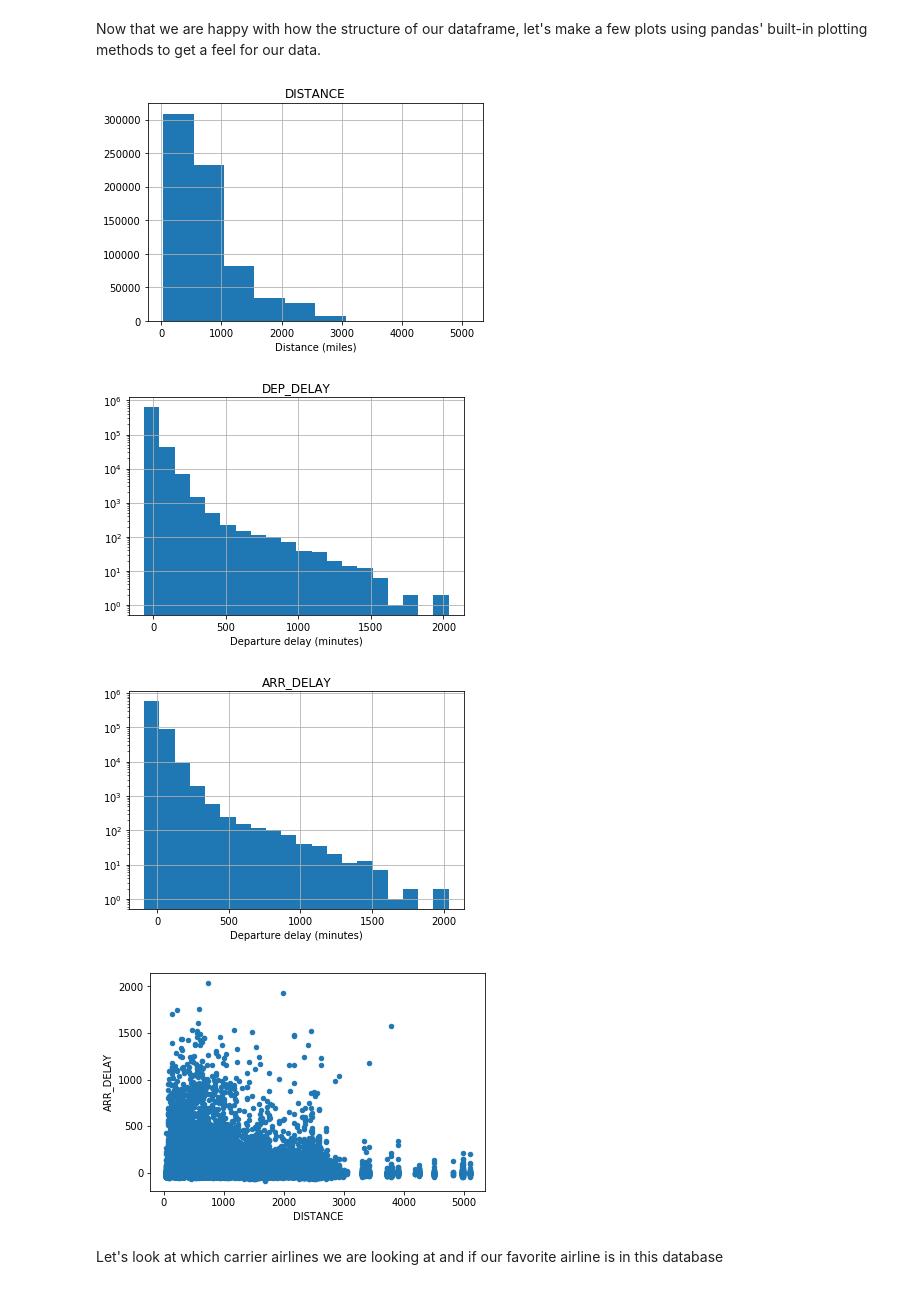
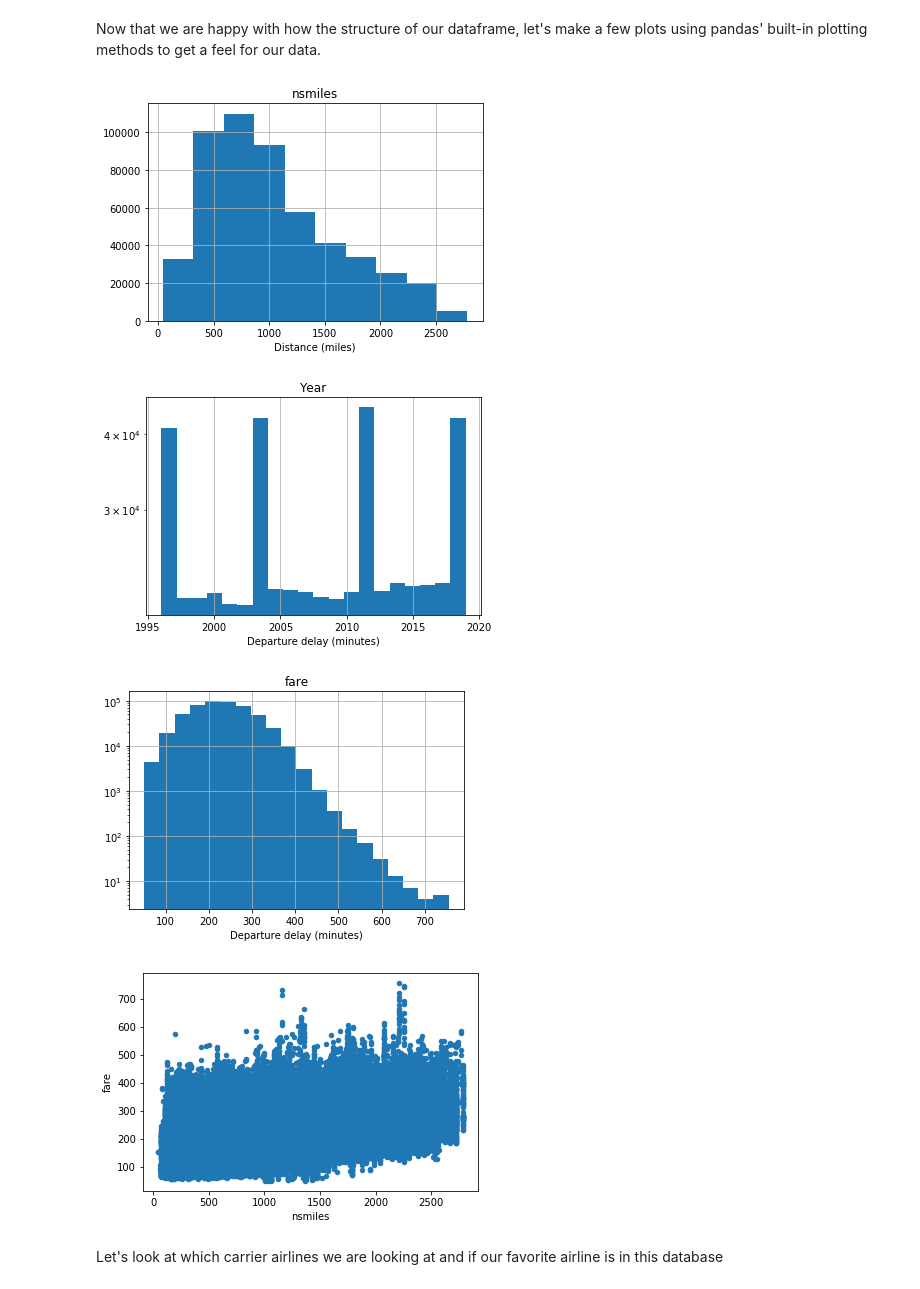
Before and after one commit to NihanPol/intro_pandas_and_seaborn, a Jupyter notebook: Chap_2_Reading_and_massaging_data.ipynb, the cells around one changed output. Saved outputs shown, nothing was run; the diff lists cells and outputs as text; code cells hidden in the pictures.

Commit message:
Switch dataset to consumer report and change chapters 0, 2, 3 to match the dataset

```diff
--- a/Chap_2_Reading_and_massaging_data.ipynb
+++ b/Chap_2_Reading_and_massaging_data.ipynb
@@ -164,0 +195,9 @@ New column names are: Index(['YEAR', 'FL_DATE', 'OP_UNIQUE_CARRIER', 'TAIL_NUM',
+# %%
+#I'm going to give a different solution here:
+
+#A cleaner way of doing the above is to tell pandas that the ',' is being used for thousands.
+#This can be done when reading in the dataset:
+data = pandas.read_csv("Consumer_Airfare_Report__Table_6_-_Contiguous_State_City-Pair_Markets_That_Average_At_Least_10_Passengers_Per_Day.csv",
+                      thousands = ',')
+
+data.head()
@@ -164,0 +220,4 @@ New column names are: Index(['YEAR', 'FL_DATE', 'OP_UNIQUE_CARRIER', 'TAIL_NUM',
+# %%
+#Let's drop the columns that need to be dropped:
+col_names = data.columns
+print(col_names)
@@ -164,0 +230,3 @@ New column names are: Index(['YEAR', 'FL_DATE', 'OP_UNIQUE_CARRIER', 'TAIL_NUM',
+# %%
+trunc_data = data.drop(col_names[[0, -1]], axis = 1)
+trunc_data.head()
@@ -167,25 +252,25 @@ New column names are: Index(['YEAR', 'FL_DATE', 'OP_UNIQUE_CARRIER', 'TAIL_NUM',
 # %% [markdown]
 Now that we are happy with how the structure of our dataframe, let's make a few plots using pandas' built-in plotting methods to get a feel for our data.
 # %%
-trunc_data.hist(column = 'DISTANCE')
+trunc_data.hist(column = 'nsmiles')
 
 pl.xlabel("Distance (miles)")
 
 pl.show()
 # %% [output]
-[figure, old version]
+[figure, new version]
 # %%
-trunc_data.hist(column = "DEP_DELAY", bins = 20)
+trunc_data.hist(column = "Year", bins = 20)
 
 pl.yscale('log')
 
 pl.xlabel("Departure delay (minutes)")
 
 pl.show()
 # %% [output]
-[figure, old version]
+[figure, new version]
 # %%
-trunc_data.hist(column = "ARR_DELAY", bins = 20)
+trunc_data.hist(column = "fare", bins = 20)
 
 pl.yscale('log')
 
@@ -193,13 +278,13 @@ pl.xlabel("Departure delay (minutes)")
 
 pl.show()
 # %% [output]
-[figure, old version]
+[figure, new version]
 # %%
-trunc_data.plot(x = 'DISTANCE', y = 'ARR_DELAY', kind = 'scatter')
+trunc_data.plot(x = 'nsmiles', y = 'fare', kind = 'scatter')
 
 pl.show()
 # %% [output]
-[figure, old version]
+[figure, new version]
 # %% [markdown]
 Let's look at which carrier airlines we are looking at and if our favorite airline is in this database
 # %%
```
Also changed, not shown: parts of 54 cells of this notebook, 4 other files.
